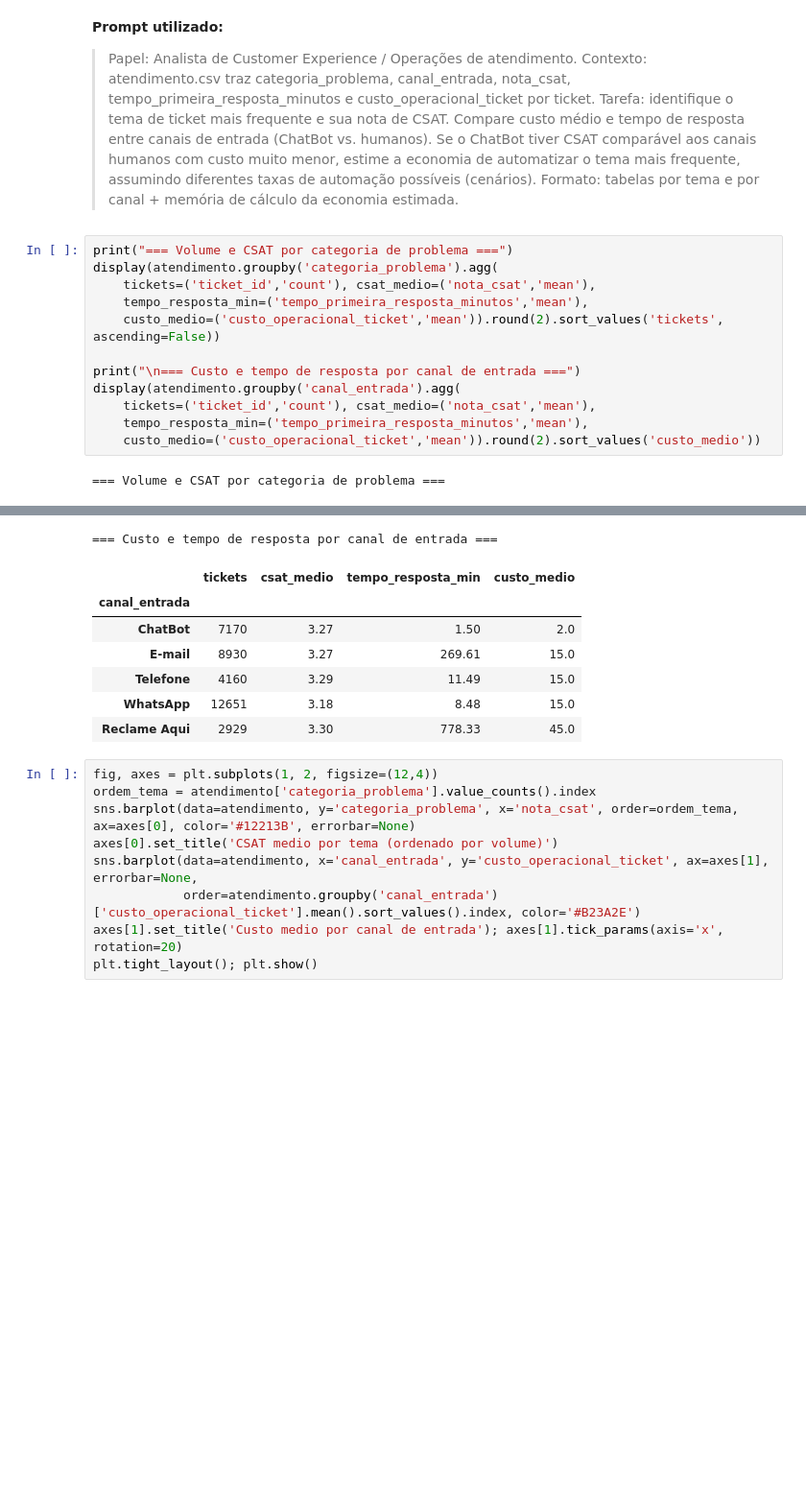
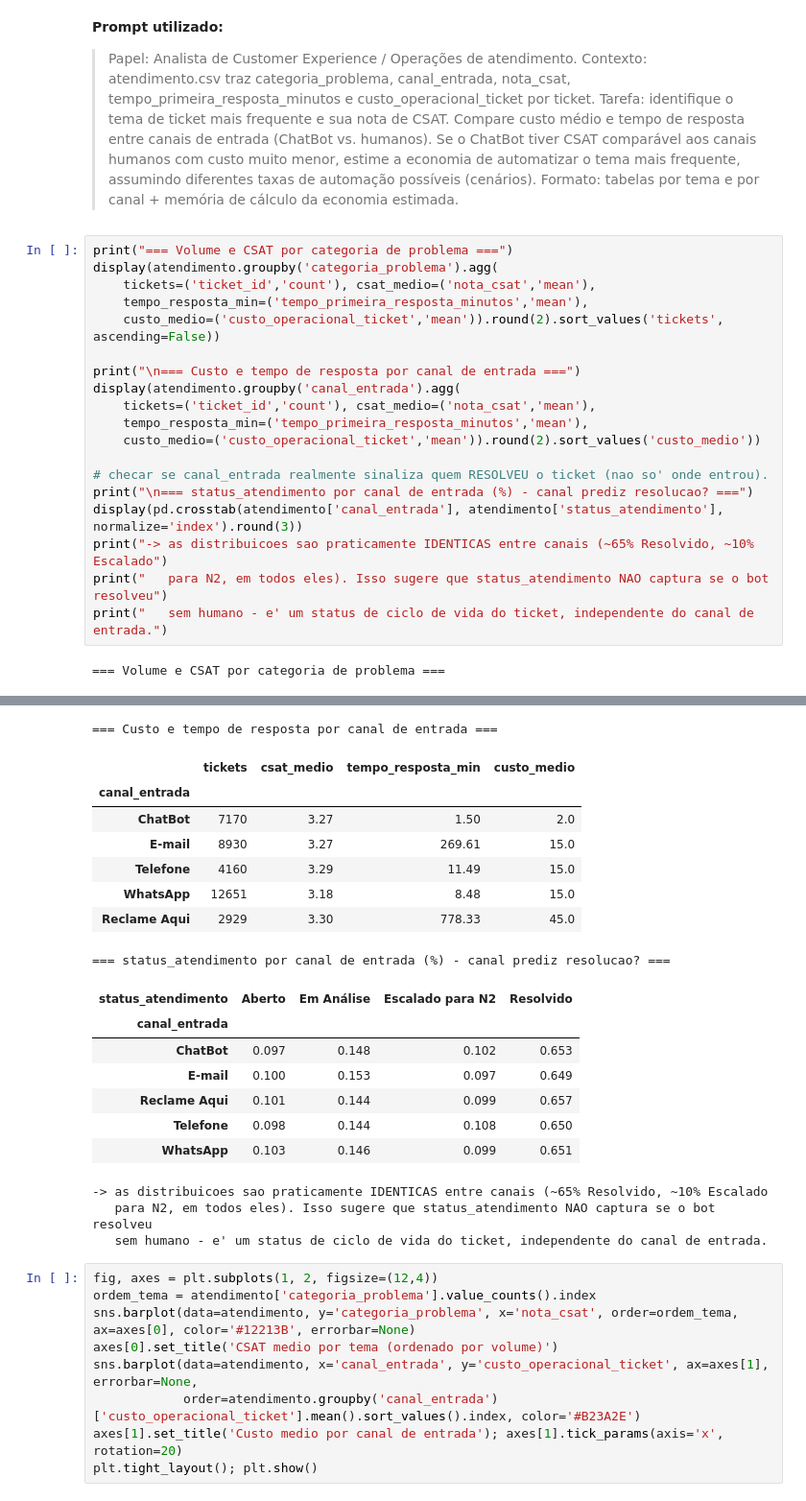
Before and after one commit to anapbatista/BootCamp-EloGroup, a Jupyter notebook: Case_Vertice_AED_Completa.ipynb, the cells around one changed output, grey strips where cells are left out. Shown at 96% size. Saved outputs shown, nothing was run; the diff lists cells and outputs as text; blank space fills up the shorter version.

```diff
--- a/Case_Vertice_AED_Completa.ipynb
+++ b/Case_Vertice_AED_Completa.ipynb
@@ -1074,33 +1161,51 @@ SKUs de Beleza em Ruptura/Estoque Crítico: 328
 # %%
 print("=== Volume e CSAT por categoria de problema ===")
 display(atendimento.groupby('categoria_problema').agg(
     tickets=('ticket_id','count'), csat_medio=('nota_csat','mean'),
     tempo_resposta_min=('tempo_primeira_resposta_minutos','mean'),
     custo_medio=('custo_operacional_ticket','mean')).round(2).sort_values('tickets', ascending=False))
 
 print("\n=== Custo e tempo de resposta por canal de entrada ===")
 display(atendimento.groupby('canal_entrada').agg(
     tickets=('ticket_id','count'), csat_medio=('nota_csat','mean'),
     tempo_resposta_min=('tempo_primeira_resposta_minutos','mean'),
     custo_medio=('custo_operacional_ticket','mean')).round(2).sort_values('custo_medio'))
+
+# checar se canal_entrada realmente sinaliza quem RESOLVEU o ticket (nao so' onde entrou).
+print("\n=== status_atendimento por canal de entrada (%) - canal prediz resolucao? ===")
+display(pd.crosstab(atendimento['canal_entrada'], atendimento['status_atendimento'], normalize='index').round(3))
+print("-> as distribuicoes sao praticamente IDENTICAS entre canais (~65% Resolvido, ~10% Escalado")
+print("   para N2, em todos eles). Isso sugere que status_atendimento NAO captura se o bot resolveu")
+print("   sem humano - e' um status de ciclo de vida do ticket, independente do canal de entrada.")
 # %% [output]
 === Volume e CSAT por categoria de problema ===
 |  | tickets | csat_medio | tempo_resposta_min | custo_medio |
 | categoria_problema |  |  |  |  |
 | Onde está meu pedido? | 10765 | 2.99 | 137.00 | 14.83 |
 | Defeito | 6509 | 2.82 | 135.87 | 14.84 |
 | Troca de Tamanho | 5360 | 2.99 | 131.22 | 14.80 |
 | Dúvida Técnica | 5314 | 3.83 | 136.50 | 14.85 |
 | Pagamento não aprovado | 4281 | 2.99 | 134.33 | 14.92 |
 | Elogio | 3611 | 4.57 | 135.73 | 14.94 |
 === Custo e tempo de resposta por canal de entrada ===
 |  | tickets | csat_medio | tempo_resposta_min | custo_medio |
 | canal_entrada |  |  |  |  |
 | ChatBot | 7170 | 3.27 | 1.50 | 2.0 |
 | E-mail | 8930 | 3.27 | 269.61 | 15.0 |
 | Telefone | 4160 | 3.29 | 11.49 | 15.0 |
 | WhatsApp | 12651 | 3.18 | 8.48 | 15.0 |
 | Reclame Aqui | 2929 | 3.30 | 778.33 | 45.0 |
+=== status_atendimento por canal de entrada (%) - canal prediz resolucao? ===
+| status_atendimento | Aberto | Em Análise | Escalado para N2 | Resolvido |
+| canal_entrada |  |  |  |  |
+| ChatBot | 0.097 | 0.148 | 0.102 | 0.653 |
+| E-mail | 0.100 | 0.153 | 0.097 | 0.649 |
+| Reclame Aqui | 0.101 | 0.144 | 0.099 | 0.657 |
+| Telefone | 0.098 | 0.144 | 0.108 | 0.650 |
+| WhatsApp | 0.103 | 0.146 | 0.099 | 0.651 |
+-> as distribuicoes sao praticamente IDENTICAS entre canais (~65% Resolvido, ~10% Escalado
+   para N2, em todos eles). Isso sugere que status_atendimento NAO captura se o bot resolveu
+   sem humano - e' um status de ciclo de vida do ticket, independente do canal de entrada.
 # %%
 fig, axes = plt.subplots(1, 2, figsize=(12,4))
 ordem_tema = atendimento['categoria_problema'].value_counts().index
```
Also changed, not shown: parts of 26 cells of this notebook.
